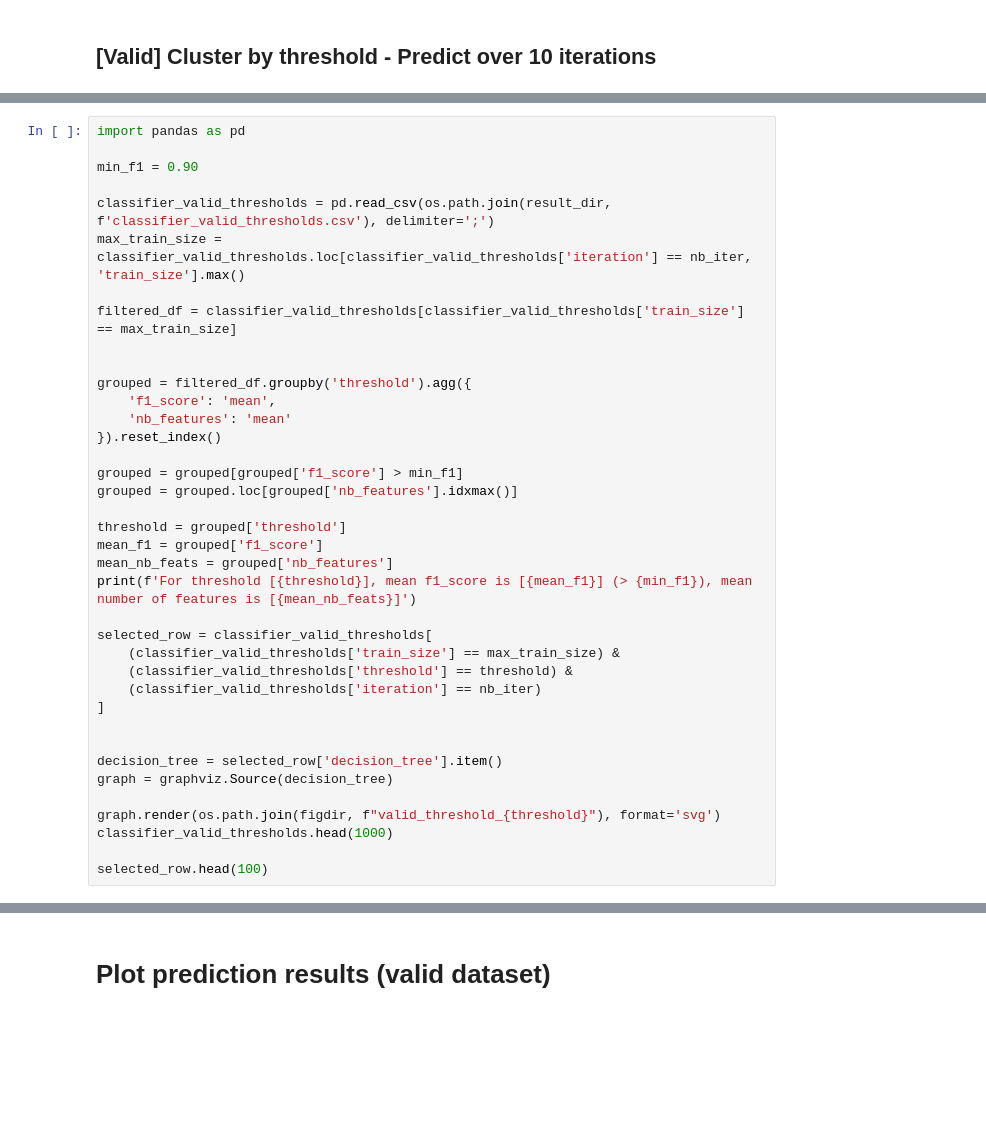
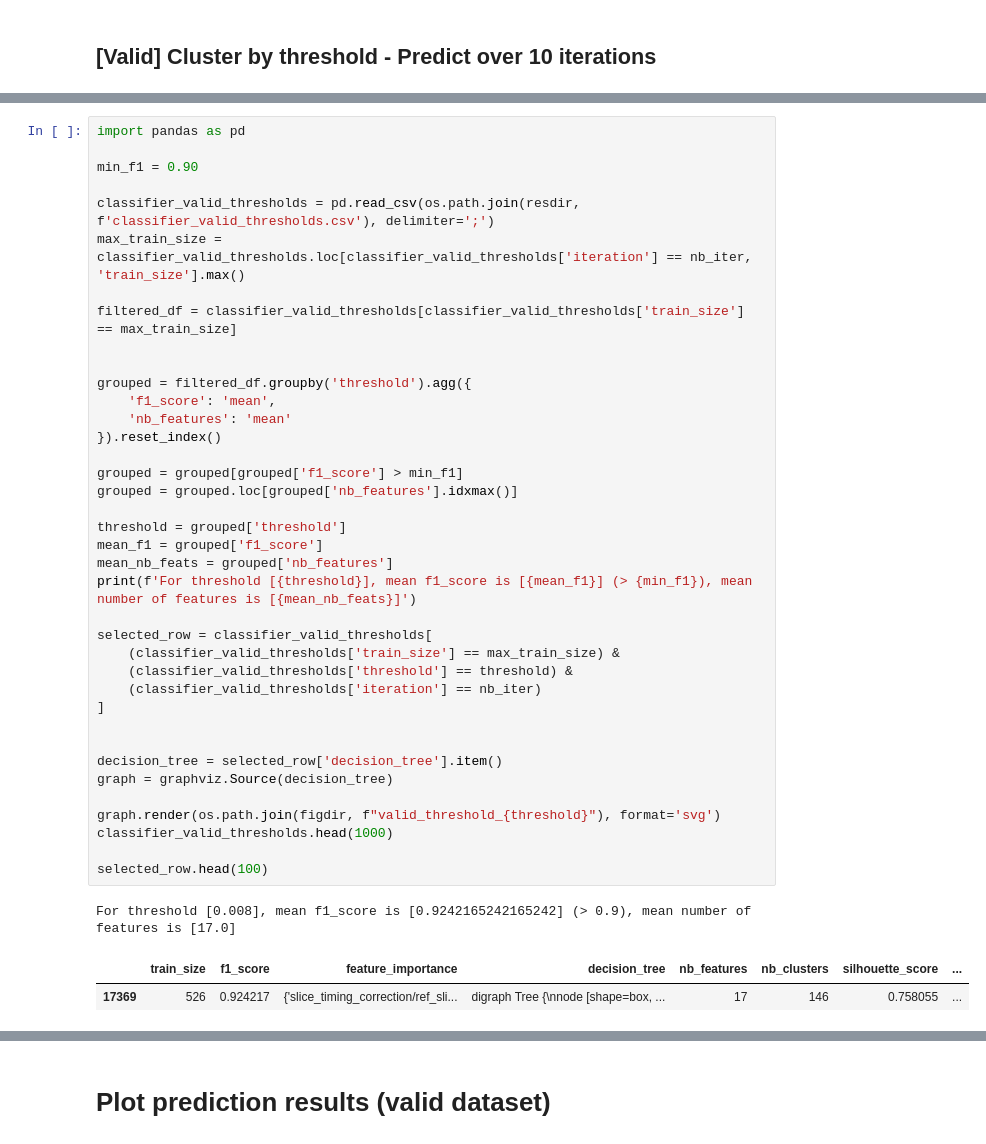
Before and after one commit to Inria-Empenn/sosym_2026, a Jupyter notebook: src/case_study_1/classifier_analysis.ipynb, the cells around one changed output, grey strips where cells are left out. Cells and saved outputs as stored; diff of their text form; blank space fills up the shorter version.

```diff
--- a/src/case_study_1/classifier_analysis.ipynb
+++ b/src/case_study_1/classifier_analysis.ipynb
@@ -745,39 +776,43 @@ import pandas as pd
 
 min_f1 = 0.90
 
-classifier_valid_thresholds = pd.read_csv(os.path.join(result_dir, f'classifier_valid_thresholds.csv'), delimiter=';')
+classifier_valid_thresholds = pd.read_csv(os.path.join(resdir, f'classifier_valid_thresholds.csv'), delimiter=';')
 max_train_size = classifier_valid_thresholds.loc[classifier_valid_thresholds['iteration'] == nb_iter, 'train_size'].max()
 
 filtered_df = classifier_valid_thresholds[classifier_valid_thresholds['train_size'] == max_train_size]
 
 
 grouped = filtered_df.groupby('threshold').agg({
     'f1_score': 'mean',
     'nb_features': 'mean'
 }).reset_index()
 
 grouped = grouped[grouped['f1_score'] > min_f1]
 grouped = grouped.loc[grouped['nb_features'].idxmax()]
 
 threshold = grouped['threshold']
 mean_f1 = grouped['f1_score']
 mean_nb_feats = grouped['nb_features']
 print(f'For threshold [{threshold}], mean f1_score is [{mean_f1}] (> {min_f1}), mean number of features is [{mean_nb_feats}]')
 
 selected_row = classifier_valid_thresholds[
     (classifier_valid_thresholds['train_size'] == max_train_size) &
     (classifier_valid_thresholds['threshold'] == threshold) &
     (classifier_valid_thresholds['iteration'] == nb_iter)
 ]
 
 
 decision_tree = selected_row['decision_tree'].item()
 graph = graphviz.Source(decision_tree)
 
 graph.render(os.path.join(figdir, f"valid_threshold_{threshold}"), format='svg')
 classifier_valid_thresholds.head(1000)
 
 selected_row.head(100)
+# %% [output]
+For threshold [0.008], mean f1_score is [0.9242165242165242] (> 0.9), mean number of features is [17.0]
+|  | train_size | f1_score | feature_importance | decision_tree | nb_features | nb_clusters | silhouette_score | ... |
+| 17369 | 526 | 0.924217 | {'slice_timing_correction/ref_sli... | digraph Tree {\nnode [shape=box, ... | 17 | 146 | 0.758055 | ... |
 # %%
 import matplotlib.pyplot as plt
 heatmap = classifier_valid_thresholds[["train_size", "threshold", "f1_score"]].groupby(["train_size", "threshold"]).mean().reset_index().pivot(columns="train_size", index="threshold")
```
Also changed, not shown: parts of 16 cells of this notebook, 22 other files.
